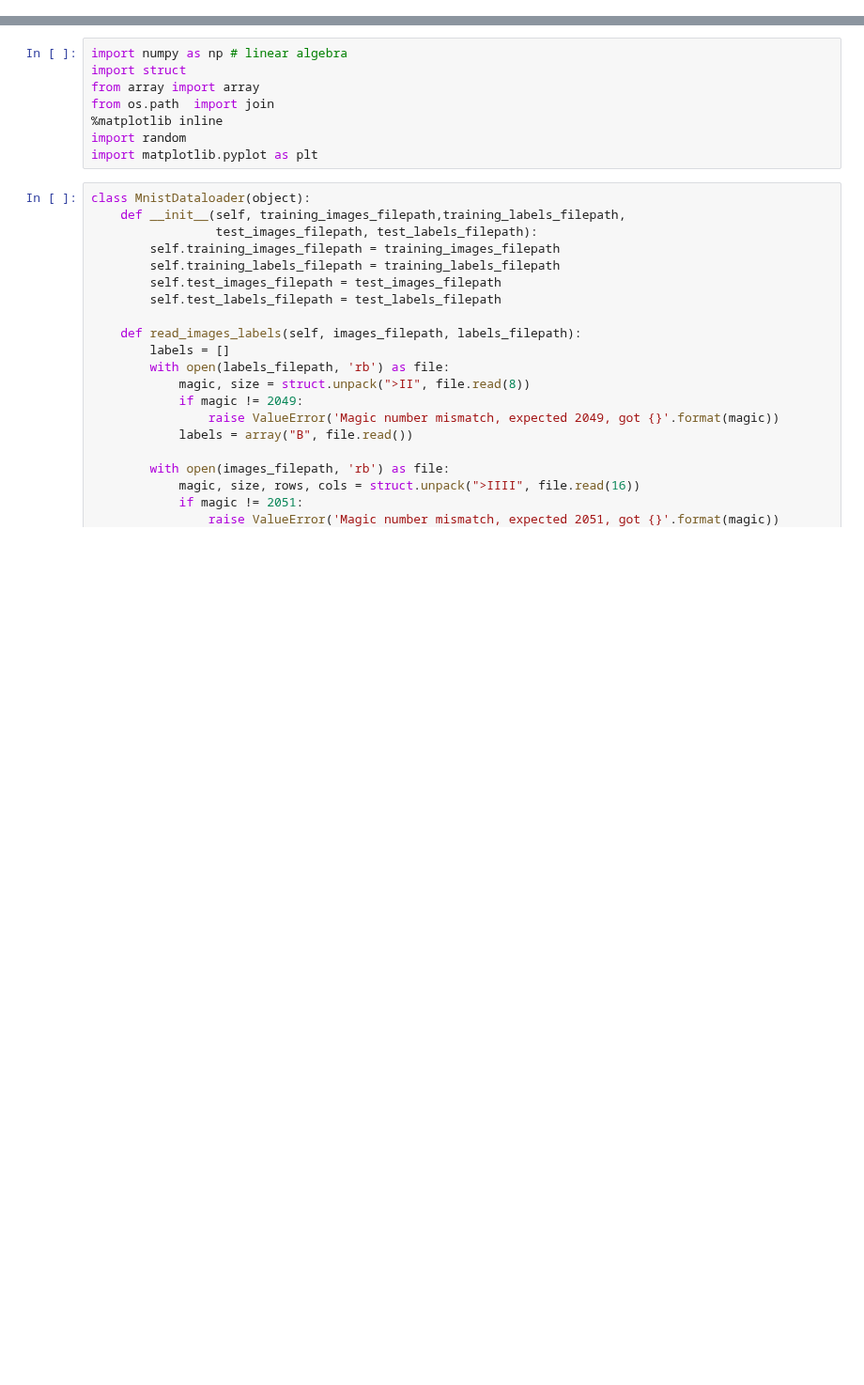
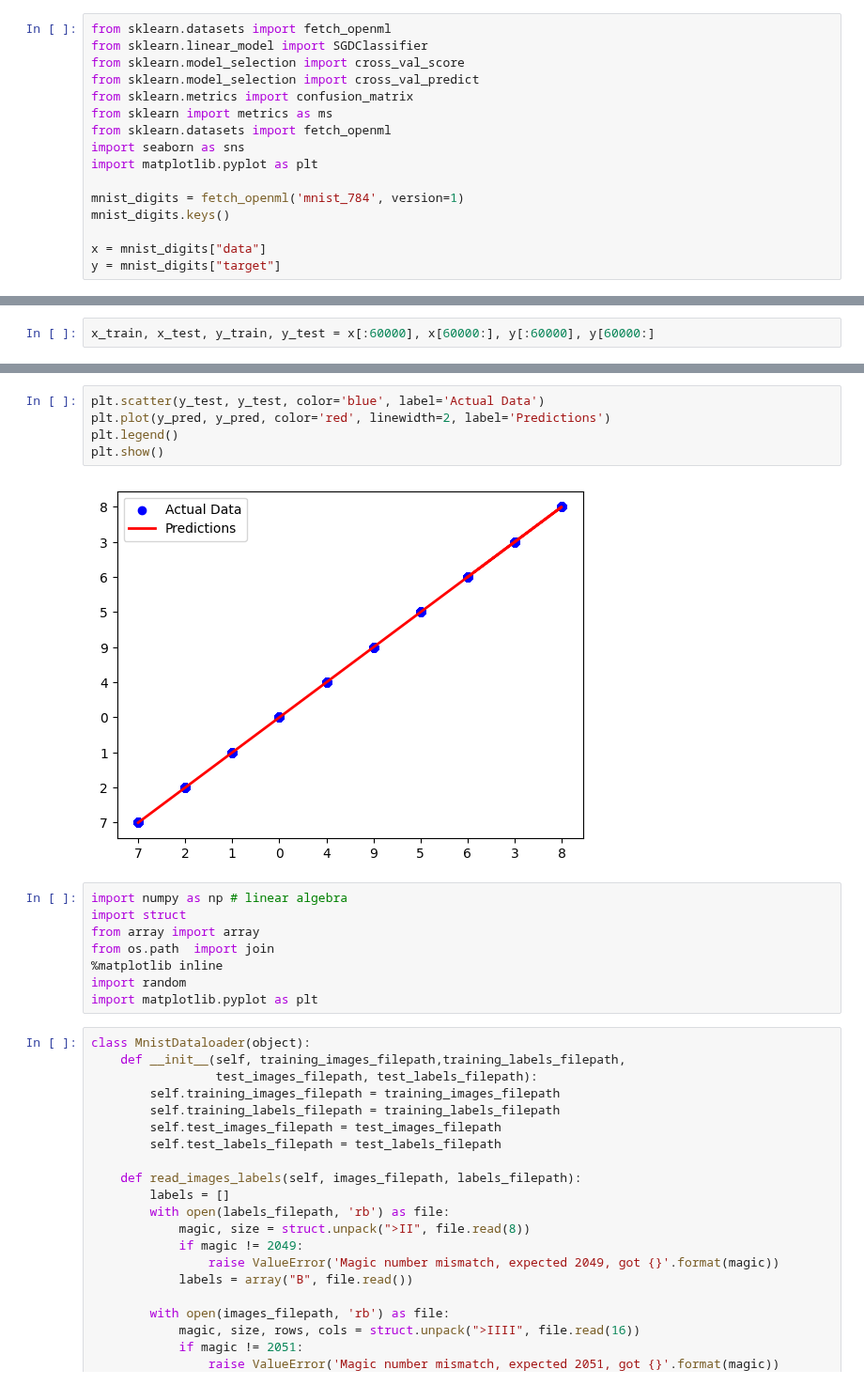
Before and after one commit to shaanCh/Data_Science-Machine_Learning, a Jupyter notebook: Projects/NeuralNetRaw.ipynb, the cells around one changed output, grey strips where cells are left out. Shown at 94% size. Cells and saved outputs as stored; diff of their text form; blank space fills up the shorter version.

```diff
--- a/Projects/NeuralNetRaw.ipynb
+++ b/Projects/NeuralNetRaw.ipynb
@@ -0,0 +1,16 @@
+# %%
+from sklearn.datasets import fetch_openml
+from sklearn.linear_model import SGDClassifier
+from sklearn.model_selection import cross_val_score
+from sklearn.model_selection import cross_val_predict
+from sklearn.metrics import confusion_matrix
+from sklearn import metrics as ms
+from sklearn.datasets import fetch_openml
+import seaborn as sns
+import matplotlib.pyplot as plt
+
+mnist_digits = fetch_openml('mnist_784', version=1)
+mnist_digits.keys()
+
+x = mnist_digits["data"]
+y = mnist_digits["target"]
@@ -0,0 +33,2 @@
+# %%
+x_train, x_test, y_train, y_test = x[:60000], x[60000:], y[:60000], y[60000:]
@@ -1,3 +145,10 @@
+# %%
+plt.scatter(y_test, y_test, color='blue', label='Actual Data')
+plt.plot(y_pred, y_pred, color='red', linewidth=2, label='Predictions')
+plt.legend()
+plt.show()
+# %% [output]
+[figure, added]
 # %%
 import numpy as np # linear algebra
 import struct
```
Also changed, not shown: parts of 12 cells of this notebook, 1 other file.
